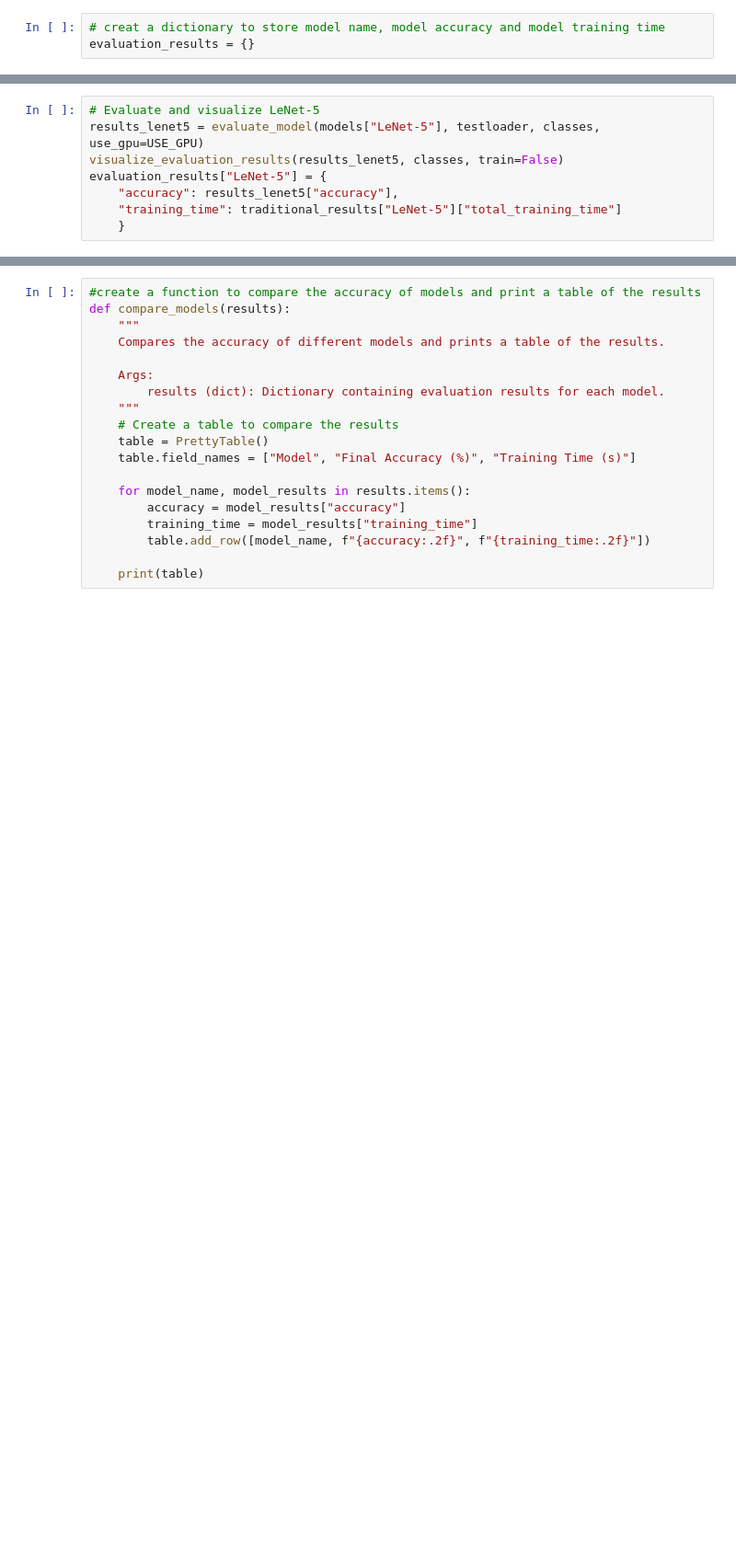
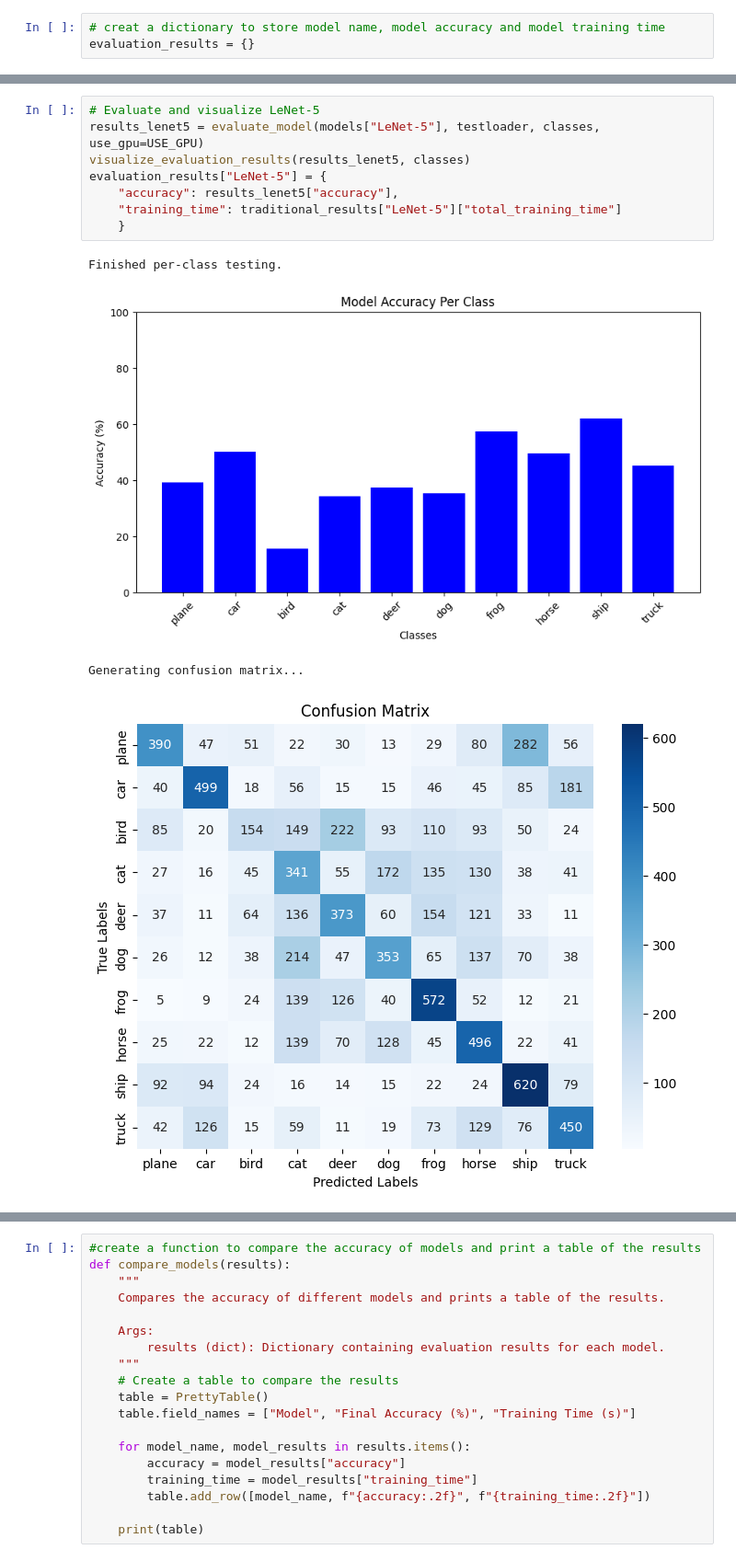
Before and after one commit to EmmanuelAdio/AAI-Coursework, a Jupyter notebook: AAI_Coursework_CNN_GA.ipynb, the cells around one changed output, grey strips where cells are left out. Shown at 92% size. Drawn from its saved outputs; the diff is of its cells as text; blank space fills up the shorter version.

```diff
--- a/AAI_Coursework_CNN_GA.ipynb
+++ b/AAI_Coursework_CNN_GA.ipynb
@@ -1188,11 +1254,16 @@ evaluation_results["CNN_2"] = {
 # %%
 # Evaluate and visualize LeNet-5
 results_lenet5 = evaluate_model(models["LeNet-5"], testloader, classes, use_gpu=USE_GPU)
-visualize_evaluation_results(results_lenet5, classes, train=False)
+visualize_evaluation_results(results_lenet5, classes)
 evaluation_results["LeNet-5"] = {
     "accuracy": results_lenet5["accuracy"],
     "training_time": traditional_results["LeNet-5"]["total_training_time"]
     }
+# %% [output]
+Finished per-class testing.
+[figure, added]
+Generating confusion matrix...
+[figure, added]
 # %%
 # Evaluate the best CNN model from GA
 best_cnn_model = ga_results["CNN_1"]["best_model"]
```
Also changed, not shown: parts of 18 cells of this notebook.
